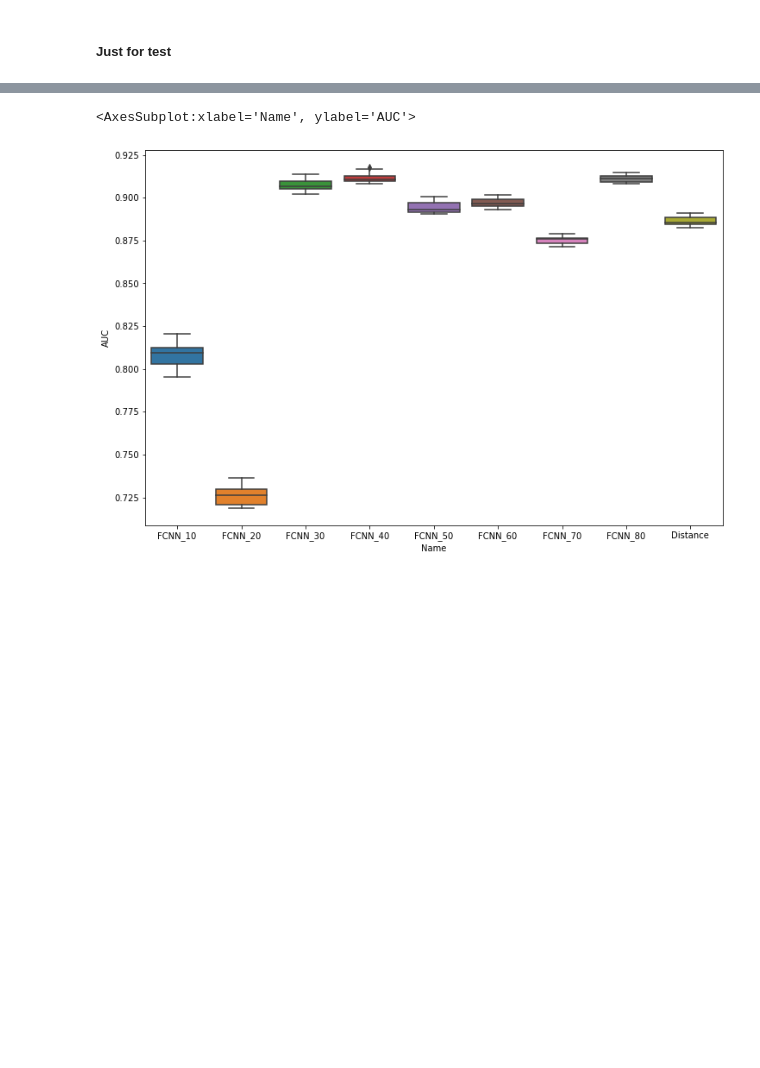
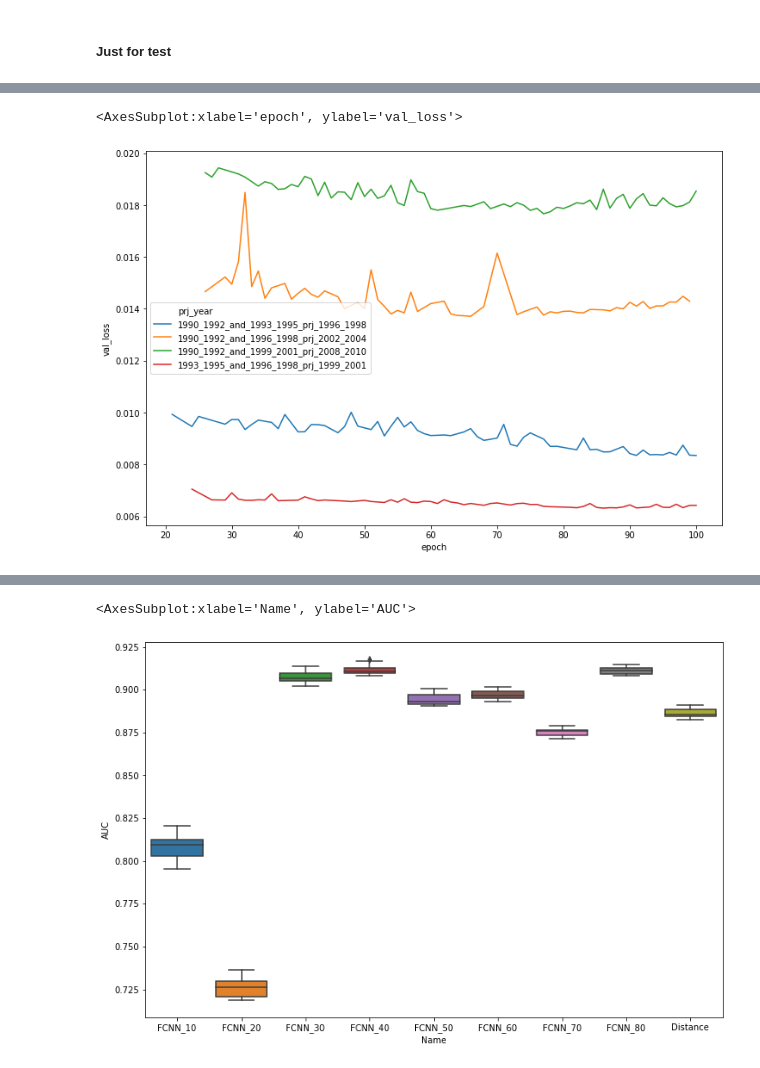
Before and after one commit to wangjinzhulala/Urban_projection_GEE, a Jupyter notebook: Step_1_Calculate_frequency_of_factors/process_1_calculate the frequency of factors on urban-expansion mask.ipynb, the cells around one changed output, grey strips where cells are left out. Cells and saved outputs as stored; diff of their text form; code cells hidden in the pictures; blank space fills up the shorter version.

```diff
--- a/Step_1_Calculate_frequency_of_factors/process_1_calculate the frequency of factors on urban-expansion mask.ipynb
+++ b/Step_1_Calculate_frequency_of_factors/process_1_calculate the frequency of factors on urban-expansion mask.ipynb
@@ -27,6 +27,9 @@ In C:\Users\wangj\Anaconda3\envs\ee_py3\lib\site-packages\matplotlib\mpl-data\st
 The animation.avconv_args rcparam was deprecated in Matplotlib 3.3 and will be removed two minor releases later.
 # %%
 ee.Initialize()
+# %%
+# define a limite condition that only analyse part of the data
+limit_list = [0,1,4]
 # %% [markdown]
 ### define parameters
 # %%
@@ -529,0 +249,35 @@ Distance of 9 has the AUC of 0.8906896339993956
+# %%
+# formating all results to dfs
+training_eval_df = pd.concat(training_eval_list).reset_index(drop=True)
+
+criteria_df = pd.DataFrame(criteria).T.reset_index()
+criteria_df.columns = ['t0','t1','t2','loss_type','val']
+criteria_df
+# %%
+training_eval_rm_noizy = []
+
+for k,(t0,t1,t2) in enumerate(proj_yr):
+    if k in limit_list:
+
+        # get the percentile value
+        percentile_train_loss = criteria_df[  (criteria_df['t0'] == t0)
+                                            & (criteria_df['t1'] == t1)
+                                            & (criteria_df['t2'] == t2)
+                                            & (criteria_df['loss_type'] == 'loss')]['val'].values[0]
+
+        percentile_validation_loss = criteria_df[  (criteria_df['t0'] == t0)
+                                                 & (criteria_df['t1'] == t1)
+                                                 & (criteria_df['t2'] == t2)
+                                                 & (criteria_df['loss_type'] == 'val_loss')]['val'].values[0]
+
+        # use the percentile value to remove nosisy data of training_eval_df
+        df_rm_noizy = training_eval_df[ (training_eval_df['t0'] == t0)
+                                      & (training_eval_df['t1'] == t1)
+                                      & (training_eval_df['t2'] == t2)
+                                      & (training_eval_df['loss'] < percentile_train_loss)
+                                      & (training_eval_df['val_loss'] < percentile_validation_loss)]
+
+        df_rm_noizy['prj_year'] = df_rm_noizy.apply(lambda x: f"{x['t0']}_and_{x['t1']}_prj_{x['t2']}", axis=1)
+
+        # add df to list
+        training_eval_rm_noizy.append(df_rm_noizy)
@@ -529,0 +301,3 @@ Distance of 9 has the AUC of 0.8906896339993956
+# %%
+df = pd.concat(training_eval_rm_noizy)
+df
@@ -529,0 +318,6 @@ Distance of 9 has the AUC of 0.8906896339993956
+# %%
+plt.figure(figsize=(12,8))
+sns.lineplot(data=df,x='epoch',y='val_loss',hue='prj_year')
+# %% [output]
+<AxesSubplot:xlabel='epoch', ylabel='val_loss'>
+[figure, added]
```
Also changed, not shown: parts of 27 cells of this notebook, 4 other files.
